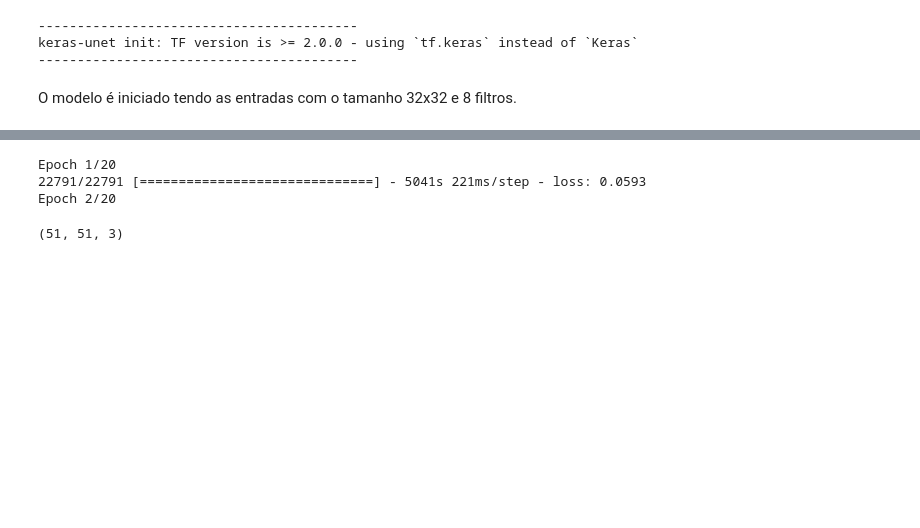
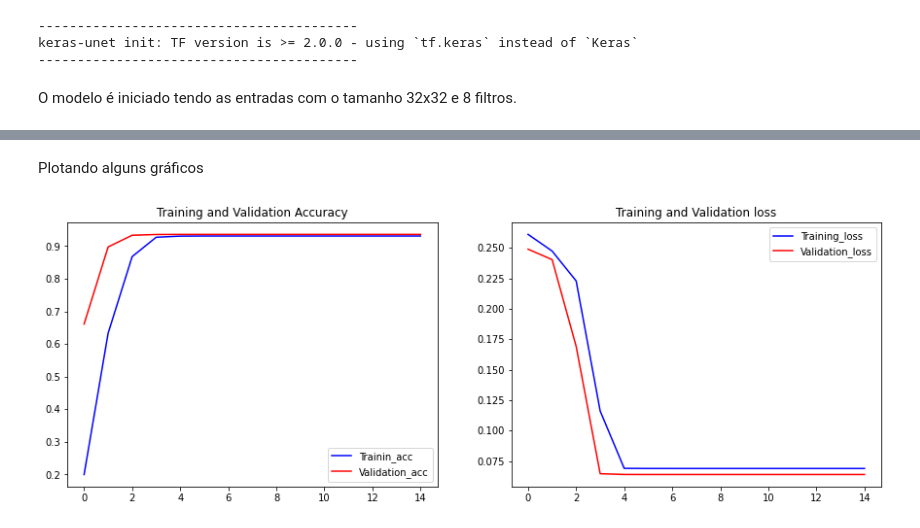
Before and after one commit to barauna-lo/CAP4213-Deep-Learning, a Jupyter notebook: AT8_CNN_Segmentação_de_Imagens.ipynb, the cells around one changed output, grey strips where cells are left out. Drawn from its saved outputs; the diff is of its cells as text; code cells hidden in the pictures; blank space fills up the shorter version.

```diff
--- a/AT8_CNN_Segmentação_de_Imagens.ipynb
+++ b/AT8_CNN_Segmentação_de_Imagens.ipynb
@@ -110 +139,3 @@ y_train = tf.convert_to_tensor(y_train)
+# %%
+y = tf.convert_to_tensor(y)
 # %% [markdown]
@@ -132,9 +168,16 @@ O modelo é iniciado tendo as entradas com o tamanho 32x32 e 8 filtros.
 from keras_unet.models import custom_unet
 
 model = custom_unet(
-    input_shape=(32, 32, 3),
+    input_shape=(64, 64, 3),
     use_batch_norm=False,
     num_classes=1,
-    filters=8,
-    dropout=0.2,
+    filters=16,
+    dropout=0.5,
     output_activation='sigmoid')
+
+#Compiling the model
+model.compile(optimizer='adam',
+              loss='mse',
+              metrics=['accuracy'])
+
+history = model.fit(X_train, y, epochs=15, validation_split=0.8)
@@ -143,10 +202,27 @@ model.compile(optimizer='adam', loss='mse')
-# %%
-model.fit(X_train, y_train, epochs=20)
-# %% [output]
-Epoch 1/20
-22791/22791 [==============================] - 5041s 221ms/step - loss: 0.0593
-Epoch 2/20
-# %%
-X_train[2].shape
-# %% [output]
-(51, 51, 3)
+# %% [markdown]
+Plotando alguns gráficos
+# %%
+acc =      history.history['accuracy']
+val_acc =  history.history['val_accuracy']
+loss =     history.history['loss']
+val_loss = history.history['val_loss']
+
+epochs = range(len(acc))
+
+plt.figure(figsize=(15, 5))
+
+plt.subplot(121)
+plt.plot(epochs,acc,    label='Trainin_acc',   color='blue')
+plt.plot(epochs,val_acc,label='Validation_acc',color='red')
+plt.legend()
+plt.title("Training and Validation Accuracy")
+
+plt.subplot(122)
+plt.plot(epochs,loss,    label='Training_loss',  color='blue')
+plt.plot(epochs,val_loss,label='Validation_loss',color='red')
+plt.legend()
+plt.title("Training and Validation loss")
+
+plt.show()
+# %% [output]
+[figure, added]
```
Also changed, not shown: parts of 31 cells of this notebook.
